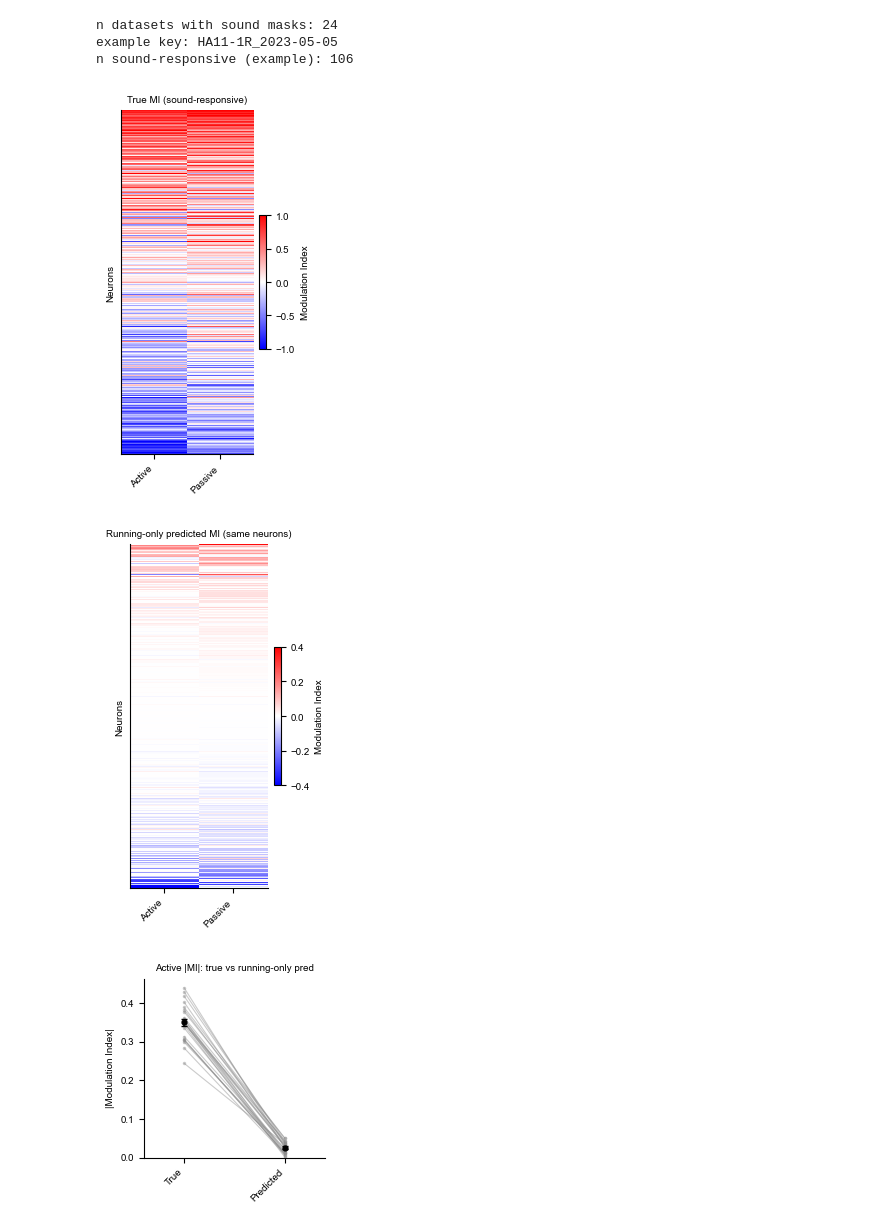
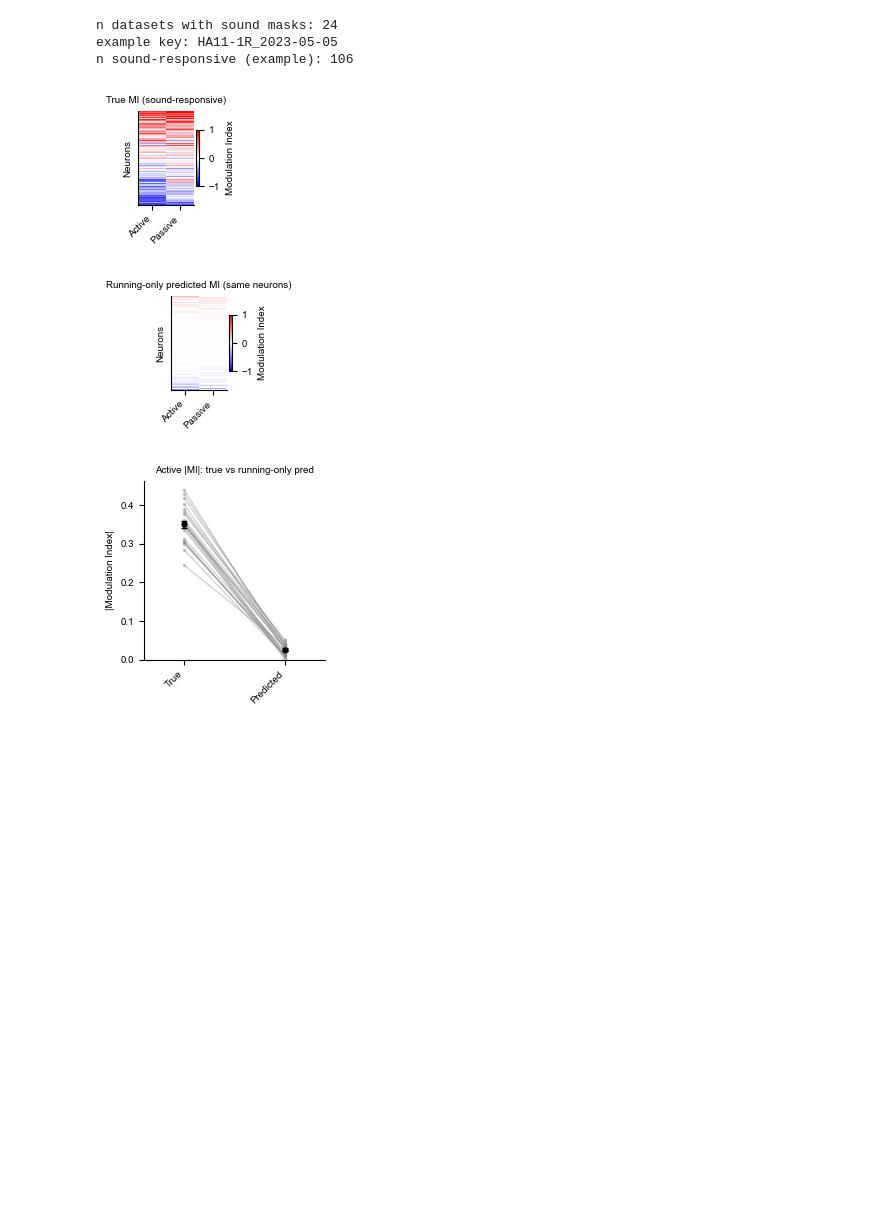
Before and after one commit to constanzabassi/GLM-analysis, a Jupyter notebook: notebooks/run_glm_encoding_analysis_running_models.ipynb, the cells around one changed output. Drawn from its saved outputs; the diff is of its cells as text; code cells hidden in the pictures; blank space fills up the shorter version.

```diff
--- a/notebooks/run_glm_encoding_analysis_running_models.ipynb
+++ b/notebooks/run_glm_encoding_analysis_running_models.ipynb
@@ -450,31 +450,36 @@ example key: HA11-1R_2023-05-05
 n sound-responsive (example): 106
 # %%
 # True vs predicted active/passive MI heatmaps for sound-responsive neurons
+os.makedirs('W:/Connie/results/Bassi2025/glm_results/modulation_index', exist_ok=True)
 _ = plotter.plot_mi_heatmap_by_context(
     [mi_true_active, mi_true_passive],
     ['Active', 'Passive'],
     neuron_mask_dict=sound_responsive_mask_dict,
     sort_context_index=(0,1),
     vmin=-1,
     vmax=1,
     title='True MI (sound-responsive)',
     datasets=datasets,
-    cmap = 'bwr'
+    cmap = 'bwr',
+    save_path= 'W:/Connie/results/Bassi2025/glm_results/modulation_index/heatmap_true_mi_sound_responsive_neurons.pdf',
+    figsize = (1.4 , 1.7)
 )
 _ = plotter.plot_mi_heatmap_by_context(
     [mi_pred_active, mi_pred_passive],
     ['Active', 'Passive'],
     neuron_mask_dict=sound_responsive_mask_dict,
     sort_context_index=(0,1),
-    vmin=-0.4,
-    vmax=0.4,
+    vmin=-1,
+    vmax=1,
     title='Running-only predicted MI (same neurons)',
     datasets=datasets,
-    cmap = 'bwr'
+    cmap = 'bwr',
+    save_path= 'W:/Connie/results/Bassi2025/glm_results/modulation_index/heatmap_predicted_mi_sound_responsive_neurons.pdf',
+    figsize = (1.4 , 1.7)
 )
 # %% [output]
-[figure, old version]
+[figure, new version]
-[figure, old version]
+[figure, new version]
 # %%
 # Paired dataset-level |MI| summaries
 _, _, abs_mi_true_vs_pred_active = plotter.plot_true_vs_pred_abs_mi_summary(
```
Also changed, not shown: parts of 6 cells of this notebook.
